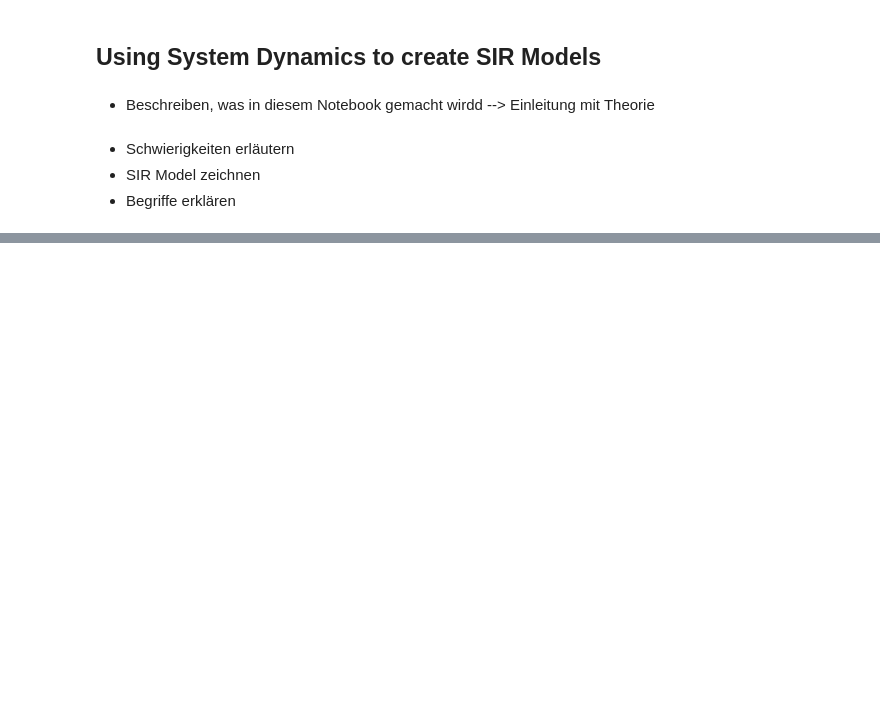
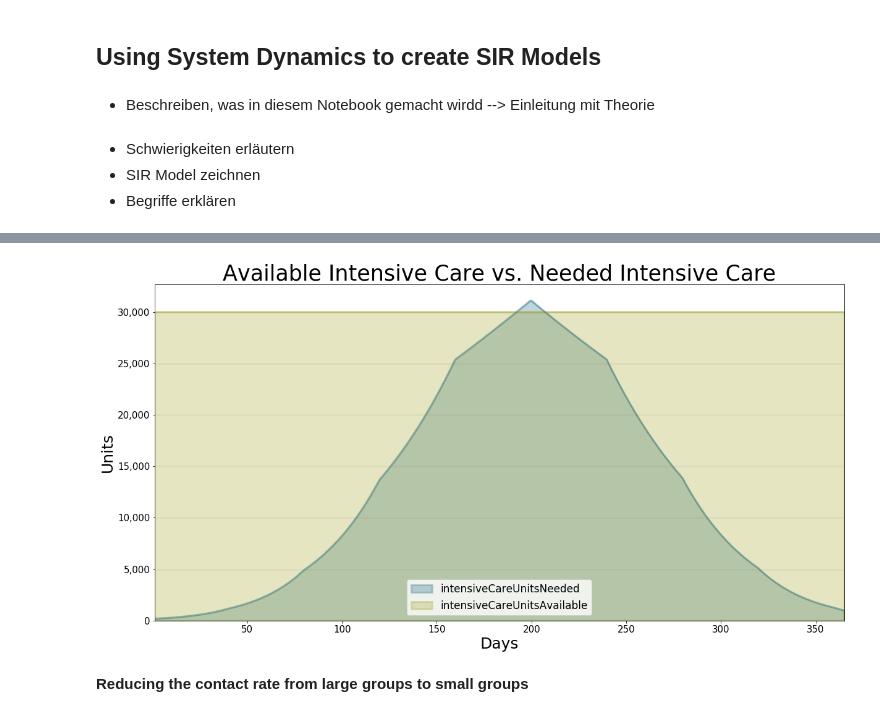
Before and after one commit to transentis/sim-covid-19, a Jupyter notebook: sir_notebook.ipynb, the cells around one changed output, grey strips where cells are left out. Saved outputs shown, nothing was run; the diff lists cells and outputs as text; code cells hidden in the pictures; blank space fills up the shorter version.

```diff
--- a/sir_notebook.ipynb
+++ b/sir_notebook.ipynb
@@ -58,0 +83,16 @@ bptk.plot_scenarios(
+# %%
+bptk.plot_scenarios(
+    scenario_managers=["smAdvancedRealistic"],
+    scenarios=["contactLargeGroups"],
+    title="Available Intensive Care vs. Needed Intensive Care",
+    x_label="Days",
+    y_label="Units",
+    equations=["intensiveCareUnitsNeeded","intensiveCareUnitsAvailable"],
+    series_names={
+        "infectiousPopulationI" : "infectious Population"
+    }
+)
+# %% [output]
+[figure, added]
+# %% [markdown]
+__Reducing the contact rate from large groups to small groups__
```
Also changed, not shown: parts of 18 cells of this notebook, 4 other files.
